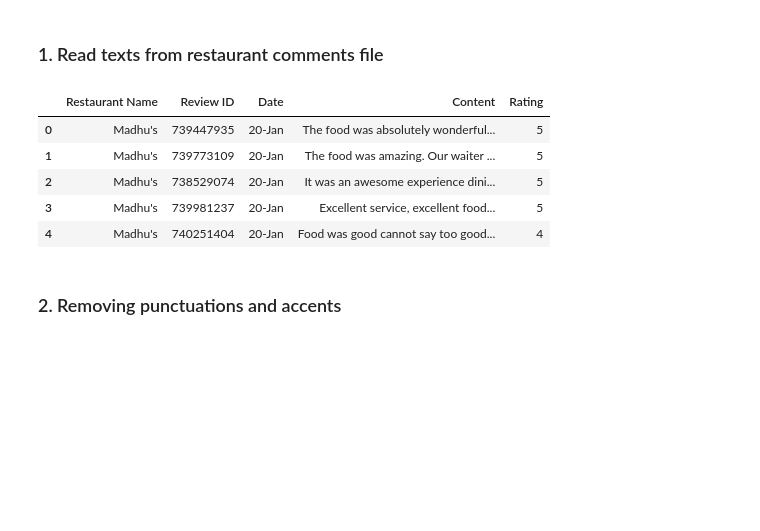
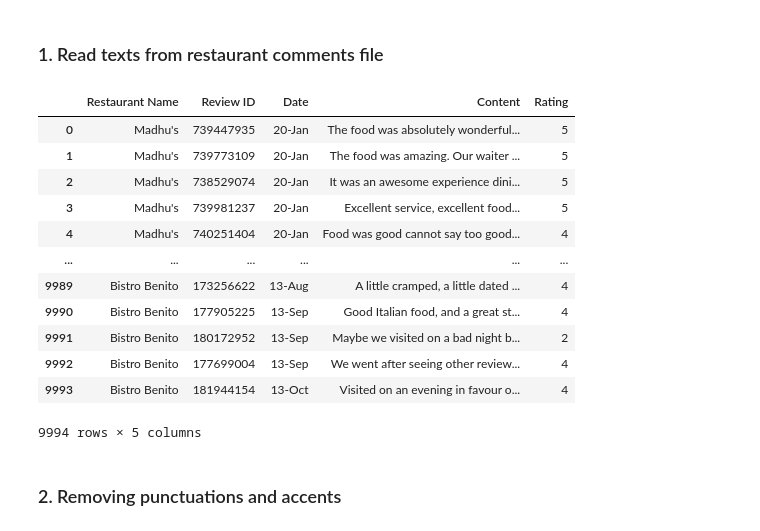
Before and after one commit to GanJiayu/Capgemini_DataCamp2020_Group3, a Jupyter notebook: Session 2 HW/Capgemini 2.ipynb, the cells around one changed output. Saved outputs shown, nothing was run; the diff lists cells and outputs as text; code cells hidden in the pictures; blank space fills up the shorter version.

```diff
--- a/Session 2 HW/Capgemini 2.ipynb
+++ b/Session 2 HW/Capgemini 2.ipynb
@@ -45,14 +45,21 @@ Before getting started, let's introduce a basic concept: **The Corpus**
 # %%
 text_data = pd.read_csv(os.getcwd()+'/Allresto.csv',encoding='ISO-8859-1',engine = 'python')
 # %%
-text_data.head()
+text_data
 # %% [output]
 |  | Restaurant Name | Review ID | Date | Content | Rating |
 | 0 | Madhu's | 739447935 | 20-Jan | The food was absolutely wonderful... | 5 |
 | 1 | Madhu's | 739773109 | 20-Jan | The food was amazing. Our waiter ... | 5 |
 | 2 | Madhu's | 738529074 | 20-Jan | It was an awesome experience dini... | 5 |
 | 3 | Madhu's | 739981237 | 20-Jan | Excellent service, excellent food... | 5 |
 | 4 | Madhu's | 740251404 | 20-Jan | Food was good cannot say too good... | 4 |
+| ... | ... | ... | ... | ... | ... |
+| 9989 | Bistro Benito | 173256622 | 13-Aug | A little cramped, a little dated ... | 4 |
+| 9990 | Bistro Benito | 177905225 | 13-Sep | Good Italian food, and a great st... | 4 |
+| 9991 | Bistro Benito | 180172952 | 13-Sep | Maybe we visited on a bad night b... | 2 |
+| 9992 | Bistro Benito | 177699004 | 13-Sep | We went after seeing other review... | 4 |
+| 9993 | Bistro Benito | 181944154 | 13-Oct | Visited on an evening in favour o... | 4 |
+9994 rows × 5 columns
 # %% [markdown]
 ### 2. Removing punctuations and accents
 # %%
```
Also changed, not shown: parts of 11 cells of this notebook.
